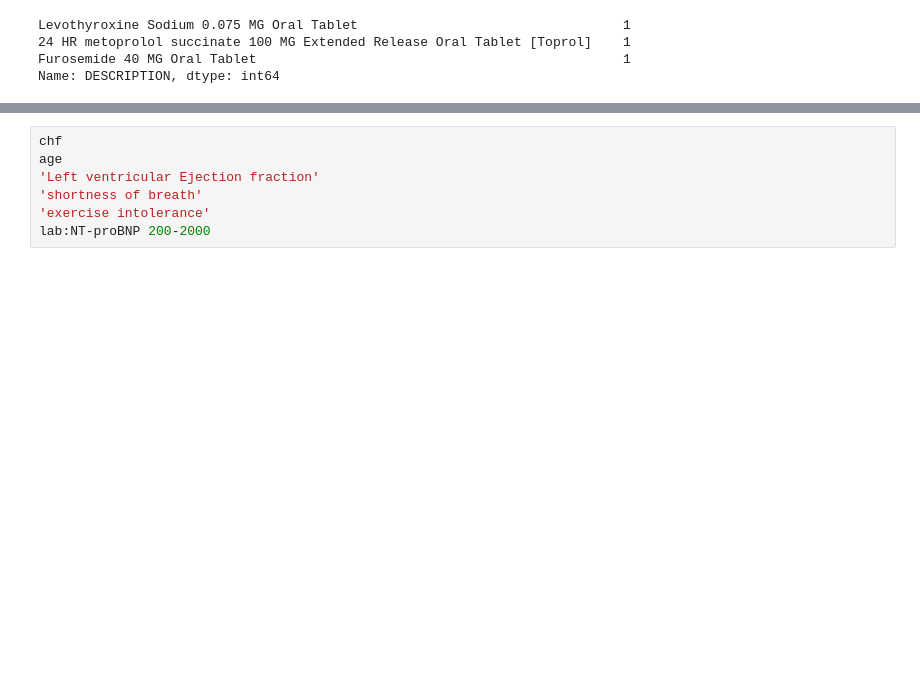
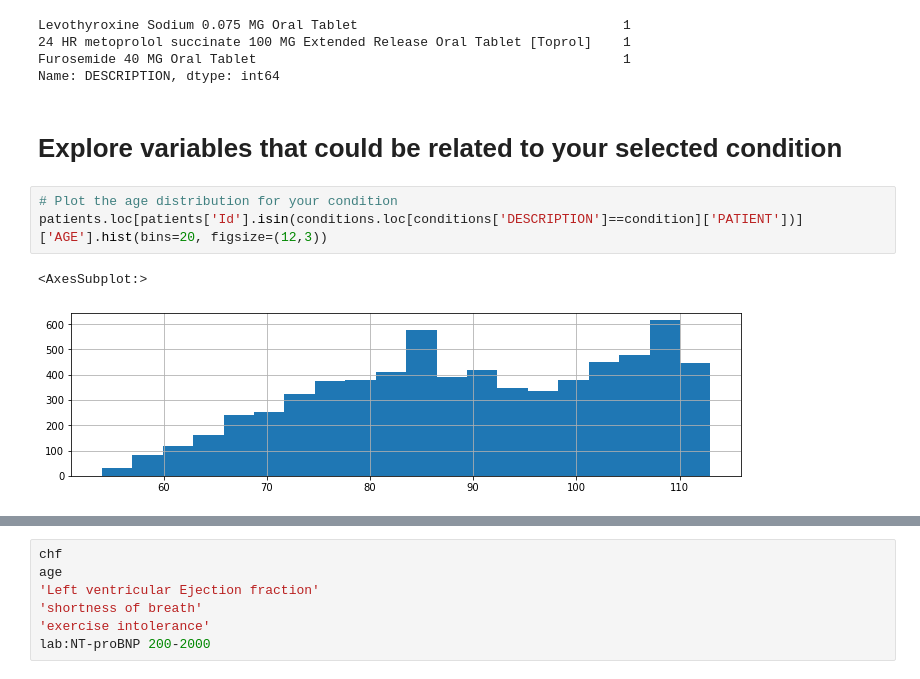
Before and after one commit to keithcallenberg/healthcare-data-carpentry, a Jupyter notebook: code/02_data_exploration.ipynb, the cells around one changed output, grey strips where cells are left out. Drawn from its saved outputs; the diff is of its cells as text; blank space fills up the shorter version.

```diff
--- a/code/02_data_exploration.ipynb
+++ b/code/02_data_exploration.ipynb
@@ -186,3 +188,11 @@ Levothyroxine Sodium 0.075 MG Oral Tablet                                  1
 24 HR metoprolol succinate 100 MG Extended Release Oral Tablet [Toprol]    1
 Furosemide 40 MG Oral Tablet                                               1
 Name: DESCRIPTION, dtype: int64
+# %% [markdown]
+# Explore variables that could be related to your selected condition
+# %%
+# Plot the age distribution for your condition
+patients.loc[patients['Id'].isin(conditions.loc[conditions['DESCRIPTION']==condition]['PATIENT'])]['AGE'].hist(bins=20, figsize=(12,3))
+# %% [output]
+<AxesSubplot:>
+[figure, added]
```
Also changed, not shown: parts of 3 cells of this notebook, 2 other files.
